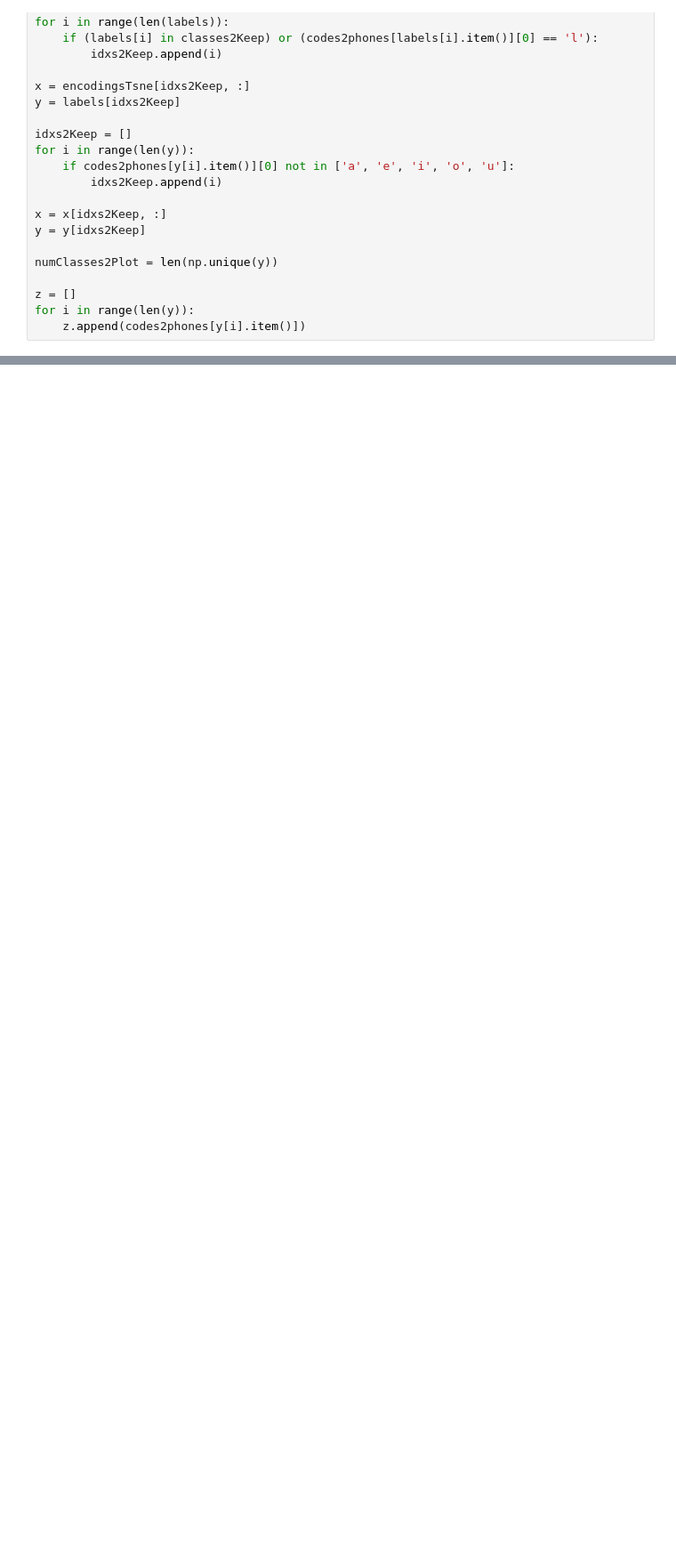
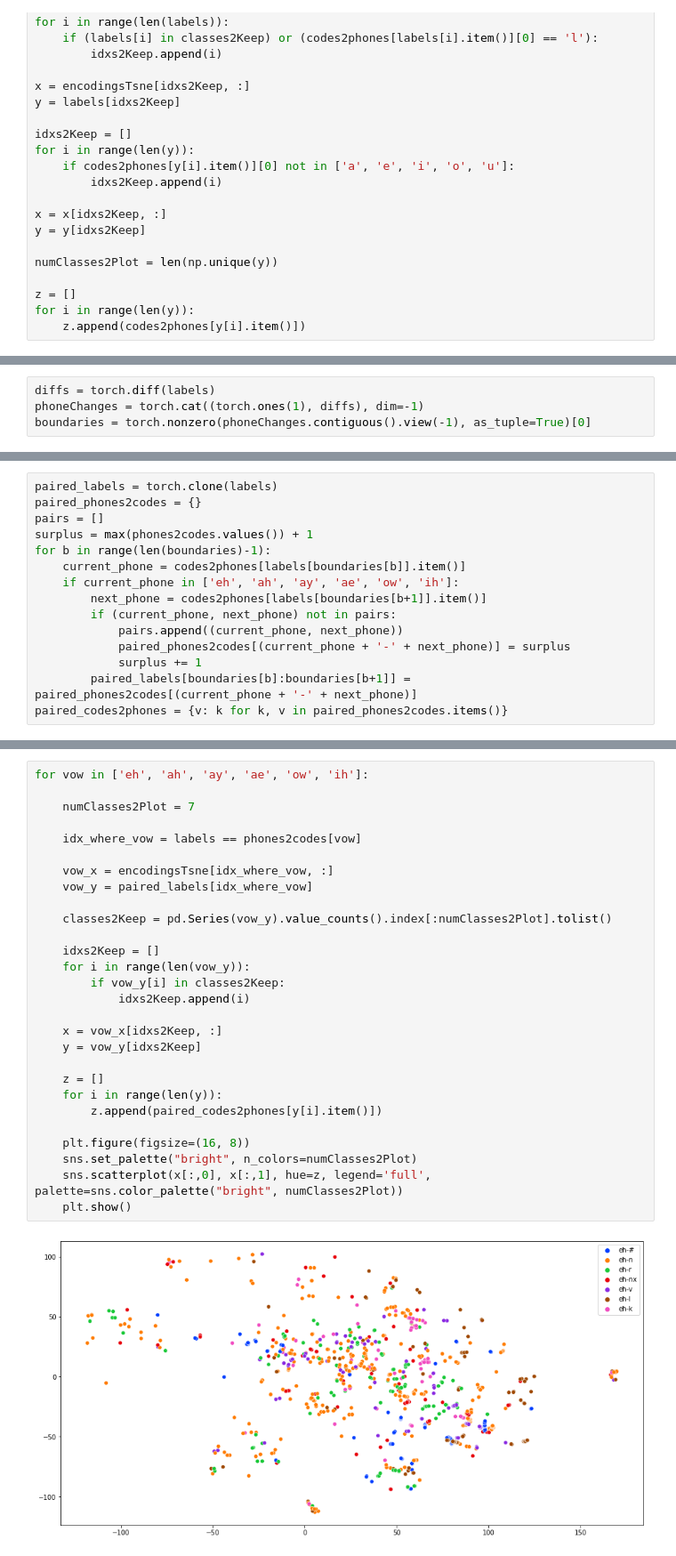
Before and after one commit to anuragkumar95/CPC_audio, a Jupyter notebook: tsne.ipynb, the cells around one changed output, grey strips where cells are left out. Shown at 89% size. Saved outputs shown, nothing was run; the diff lists cells and outputs as text; blank space fills up the shorter version.

```diff
--- a/tsne.ipynb
+++ b/tsne.ipynb
@@ -205,0 +209,4 @@ sns.scatterplot(x[:,0], x[:,1], hue=z, legend='full', palette=sns.color_palette(
+# %%
+diffs = torch.diff(labels)
+phoneChanges = torch.cat((torch.ones(1), diffs), dim=-1)
+boundaries = torch.nonzero(phoneChanges.contiguous().view(-1), as_tuple=True)[0]
@@ -205,0 +215,15 @@ sns.scatterplot(x[:,0], x[:,1], hue=z, legend='full', palette=sns.color_palette(
+# %%
+paired_labels = torch.clone(labels)
+paired_phones2codes = {}
+pairs = []
+surplus = max(phones2codes.values()) + 1
+for b in range(len(boundaries)-1):
+    current_phone = codes2phones[labels[boundaries[b]].item()]
+    if current_phone in ['eh', 'ah', 'ay', 'ae', 'ow', 'ih']:
+        next_phone = codes2phones[labels[boundaries[b+1]].item()]
+        if (current_phone, next_phone) not in pairs:
+            pairs.append((current_phone, next_phone))
+            paired_phones2codes[(current_phone + '-' + next_phone)] = surplus
+            surplus += 1
+        paired_labels[boundaries[b]:boundaries[b+1]] = paired_phones2codes[(current_phone + '-' + next_phone)]
+paired_codes2phones = {v: k for k, v in paired_phones2codes.items()}
@@ -205,0 +252,30 @@ sns.scatterplot(x[:,0], x[:,1], hue=z, legend='full', palette=sns.color_palette(
+# %%
+for vow in ['eh', 'ah', 'ay', 'ae', 'ow', 'ih']:
+
+    numClasses2Plot = 7
+
+    idx_where_vow = labels == phones2codes[vow]
+
+    vow_x = encodingsTsne[idx_where_vow, :]
+    vow_y = paired_labels[idx_where_vow]
+
+    classes2Keep = pd.Series(vow_y).value_counts().index[:numClasses2Plot].tolist()
+
+    idxs2Keep = []
+    for i in range(len(vow_y)):
+        if vow_y[i] in classes2Keep:
+            idxs2Keep.append(i)
+
+    x = vow_x[idxs2Keep, :]
+    y = vow_y[idxs2Keep]
+
+    z = []
+    for i in range(len(y)):
+        z.append(paired_codes2phones[y[i].item()])
+
+    plt.figure(figsize=(16, 8))
+    sns.set_palette("bright", n_colors=numClasses2Plot)
+    sns.scatterplot(x[:,0], x[:,1], hue=z, legend='full', palette=sns.color_palette("bright", numClasses2Plot))
+    plt.show()
+# %% [output]
+[figure, added]
```
Also changed, not shown: parts of 15 cells of this notebook, 3 other files.
